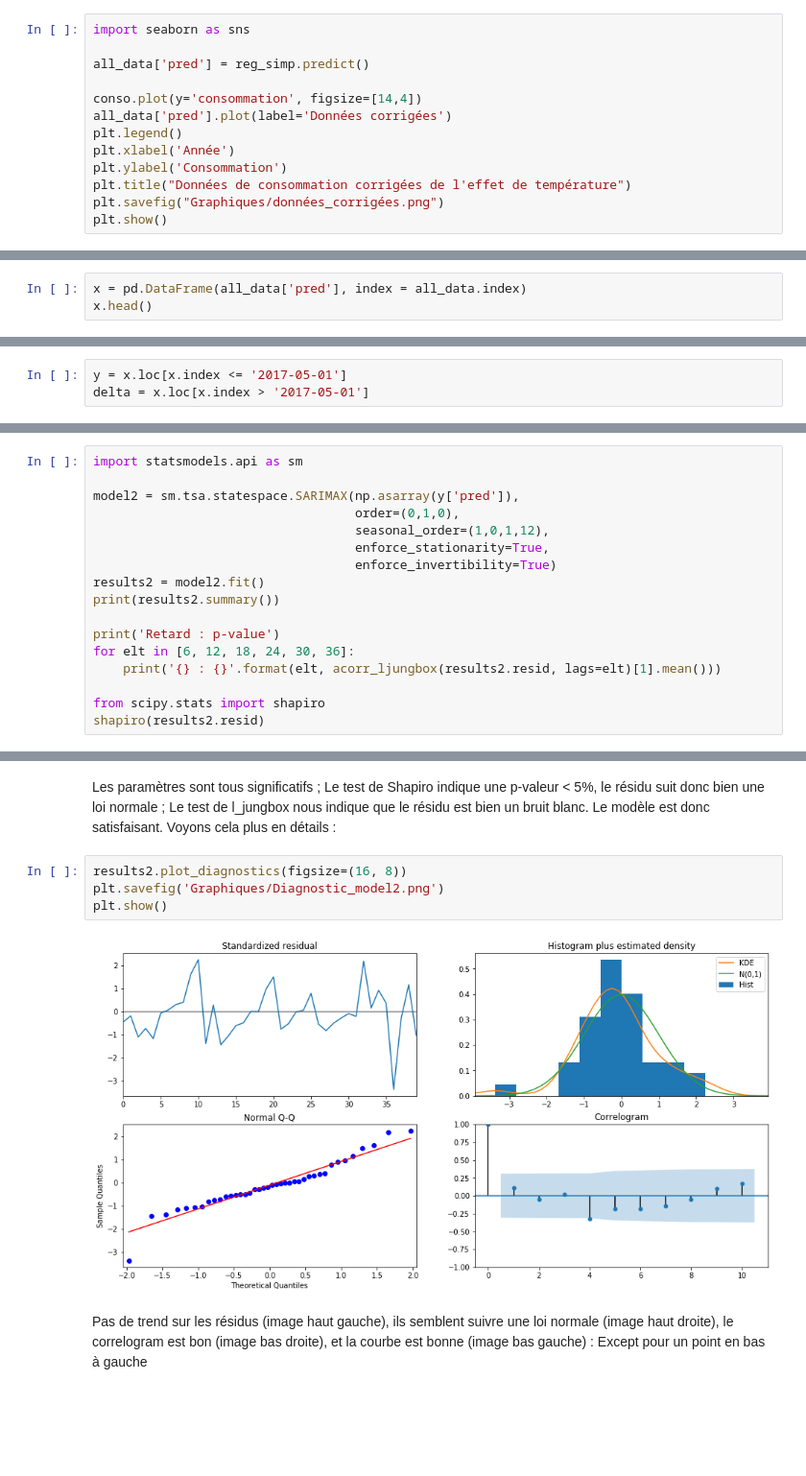
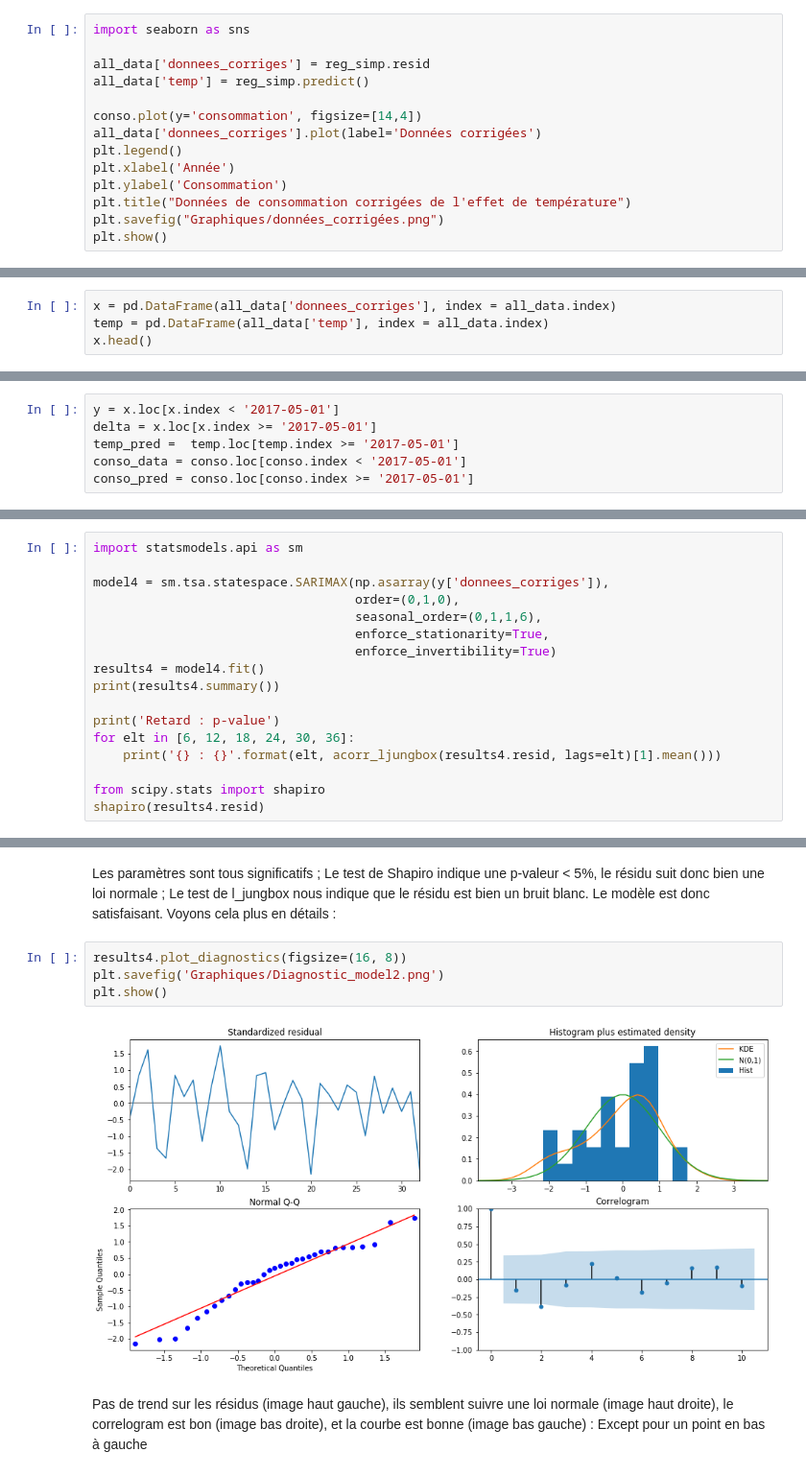
Before and after one commit to Julien-paulet/Projet_8, a Jupyter notebook: Prédisez la demande en electricite.ipynb, the cells around one changed output, grey strips where cells are left out. Shown at 96% size. Cells and saved outputs as stored; diff of their text form; blank space fills up the shorter version.

```diff
--- a/Prédisez la demande en electricite.ipynb
+++ b/Prédisez la demande en electricite.ipynb
@@ -169,10 +182,11 @@ Warnings:
 # %%
 import seaborn as sns
 
-all_data['pred'] = reg_simp.predict()
+all_data['donnees_corriges'] = reg_simp.resid
+all_data['temp'] = reg_simp.predict()
 
 conso.plot(y='consommation', figsize=[14,4])
-all_data['pred'].plot(label='Données corrigées')
+all_data['donnees_corriges'].plot(label='Données corrigées')
 plt.legend()
 plt.xlabel('Année')
 plt.ylabel('Consommation')
@@ -186,6 +200,7 @@ plt.show()
 # %%
 from statsmodels.tsa.seasonal import seasonal_decompose
 # %%
-x = pd.DataFrame(all_data['pred'], index = all_data.index)
+x = pd.DataFrame(all_data['donnees_corriges'], index = all_data.index)
+temp = pd.DataFrame(all_data['temp'], index = all_data.index)
 x.head()
 # %% [output]
@@ -227,8 +240,11 @@ plt.show()
 On commence par prendre une échantillon de x : <br/>
 on effectuera la prédiction sur Mai 2017 à Mai 2018, on enlève donc ces valeurs :
 # %%
-y = x.loc[x.index <= '2017-05-01']
-delta = x.loc[x.index > '2017-05-01']
+y = x.loc[x.index < '2017-05-01']
+delta = x.loc[x.index >= '2017-05-01']
+temp_pred =  temp.loc[temp.index >= '2017-05-01']
+conso_data = conso.loc[conso.index < '2017-05-01']
+conso_pred = conso.loc[conso.index >= '2017-05-01']
 # %% [markdown]
 ## Méthode de Holt Winters :
 # %%
@@ -530,19 +609,19 @@ Les meilleurs paramètres actuellement sont : order=(0,1,0) ; seasonal_order=(1,
 # %%
 import statsmodels.api as sm
 
-model2 = sm.tsa.statespace.SARIMAX(np.asarray(y['pred']),
+model4 = sm.tsa.statespace.SARIMAX(np.asarray(y['donnees_corriges']),
                                    order=(0,1,0),
-                                   seasonal_order=(1,0,1,12),
+                                   seasonal_order=(0,1,1,6),
                                    enforce_stationarity=True,
                                    enforce_invertibility=True)
-results2 = model2.fit()
-print(results2.summary())
+results4 = model4.fit()
+print(results4.summary())
 
 print('Retard : p-value')
 for elt in [6, 12, 18, 24, 30, 36]:
-    print('{} : {}'.format(elt, acorr_ljungbox(results2.resid, lags=elt)[1].mean()))
+    print('{} : {}'.format(elt, acorr_ljungbox(results4.resid, lags=elt)[1].mean()))
 
 from scipy.stats import shapiro
-shapiro(results2.resid)
+shapiro(results4.resid)
 # %% [output]
                                  Statespace Model Results
@@ -566,11 +648,11 @@ Covariance Type:                              opg
 # %% [markdown]
 Les paramètres sont tous significatifs ; Le test de Shapiro indique une p-valeur < 5%, le résidu suit donc bien une loi normale ; Le test de l_jungbox nous indique que le résidu est bien un bruit blanc. Le modèle est donc satisfaisant. Voyons cela plus en détails :
 # %%
-results2.plot_diagnostics(figsize=(16, 8))
+results4.plot_diagnostics(figsize=(16, 8))
 plt.savefig('Graphiques/Diagnostic_model2.png')
 plt.show()
 # %% [output]
-[figure, old version]
+[figure, new version]
 # %% [markdown]
 Pas de trend sur les résidus (image haut gauche), ils semblent suivre une loi normale (image haut droite), le correlogram est bon (image bas droite), et la courbe est bonne (image bas gauche) : Except pour un point en bas à gauche
 # %%
```
Also changed, not shown: parts of 50 cells of this notebook, 14 other files.
